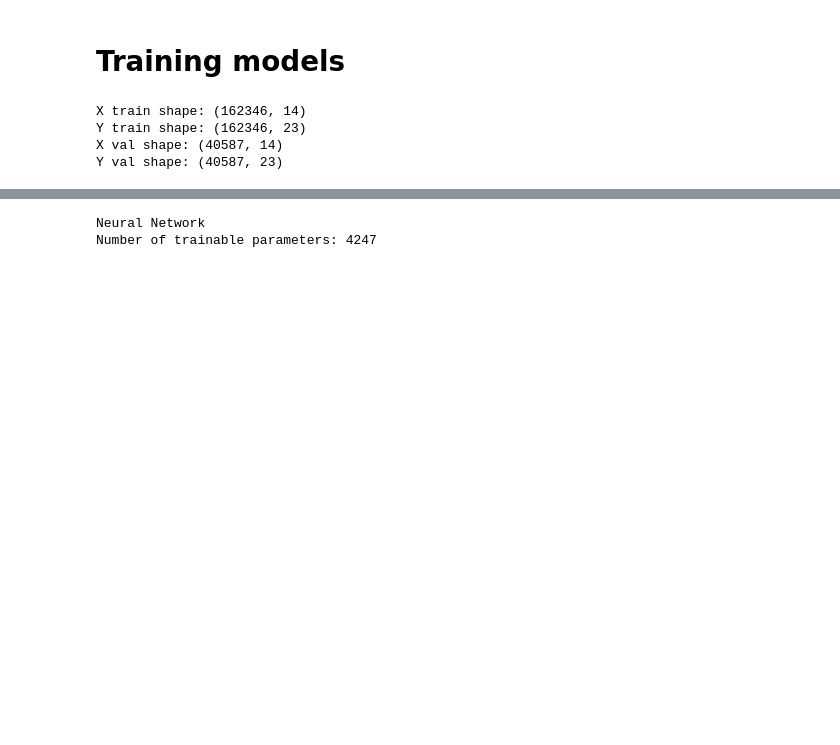
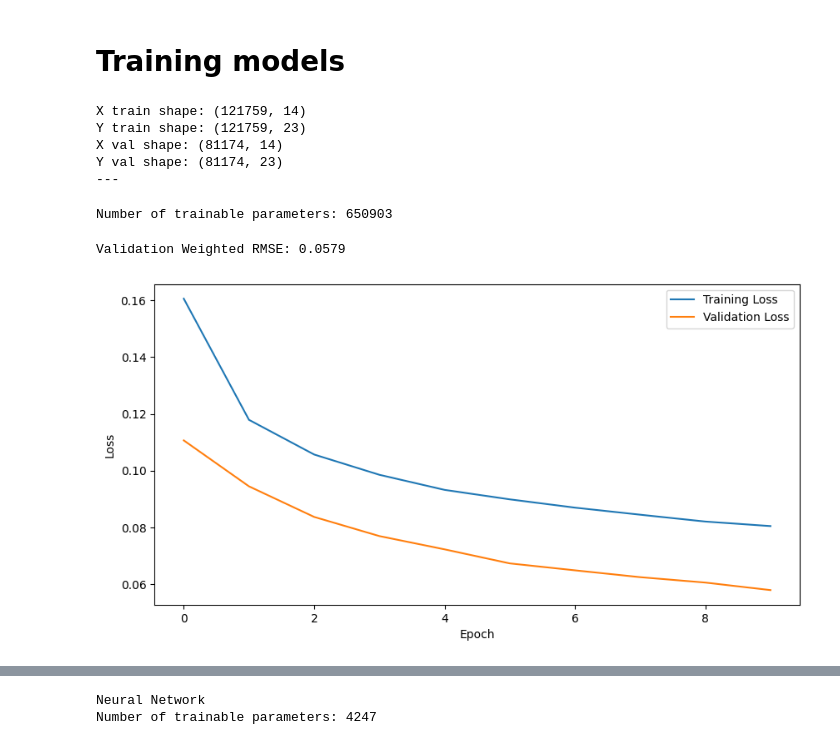
Before and after one commit to killian31/IdGas, a Jupyter notebook: train.ipynb, the cells around one changed output, grey strips where cells are left out. Drawn from its saved outputs; the diff is of its cells as text; code cells hidden in the pictures; blank space fills up the shorter version.

Commit message:
feat: feature_eng and ramtnet

```diff
--- a/train.ipynb
+++ b/train.ipynb
@@ -17,16 +21,77 @@ test_x_path = os.path.join(data_dir, "x_test_9F13O5s.csv")
 x_train, y_train, x_val, y_val = full_pipeline(
     train_x_path,
     train_y_path,
-    val_proportion=0.2,
+    val_proportion=0.4,
     reduce_features=False,
-    augment=False
+    augment=False,
+    apply_feat_eng=False,
+    polynomial_degree=2,
+    include_group_interactions=True,
+    include_humidity_interactions=True,
+    feature_selection=False,
+    k_features=30,
 )
+aug=False
+if aug:
+    x_train_aug, y_train_aug, x_val_aug, y_val_aug = full_pipeline(
+        train_x_path,
+        train_y_path,
+        val_proportion=0.4,
+        reduce_features=False,
+        augment=True,
+        apply_feat_eng=False,
+        polynomial_degree=2,
+        include_group_interactions=True,
+        include_humidity_interactions=True,
+        feature_selection=False,
+        k_features=30,
+    )
 print("X train shape:", x_train.shape)
 print("Y train shape:", y_train.shape)
 print("X val shape:", x_val.shape)
 print("Y val shape:", y_val.shape)
+print("---")
+if aug:
+    print("X train aug shape:", x_train_aug.shape)
+    print("Y train aug shape:", y_train_aug.shape)
+    print("X val aug shape:", x_val_aug.shape)
+    print("Y val aug shape:", y_val_aug.shape)
 # %% [output]
-X train shape: (162346, 14)
-Y train shape: (162346, 23)
-X val shape: (40587, 14)
-Y val shape: (40587, 23)
+X train shape: (121759, 14)
+Y train shape: (121759, 23)
+X val shape: (81174, 14)
+Y val shape: (81174, 23)
+---
+# %%
+params = {
+    "model_class": "RAMTNet",
+    "model_params": {
+        "num_features": x_train.drop(columns=["ID"]).shape[1],
+        "num_tasks": y_train.shape[1],
+        "embed_dim": 16,
+        "num_heads": 4,
+        "shared_dim": 256,
+        "num_res_blocks": 2,
+        "dropout_rate": 0.5,
+        "head_hidden": 64,
+    },
+    "training_params": {
+        "n_epochs": 10,
+        "lr": 1e-3,
+        "weight_decay": 1e-5,
+        "batch_size": 256,
+        "patience": 3,
+        "factor": 0.5,
+        "min_lr": 1e-6,
+        "loss": "WeightedRMSELoss",
+    }
+}
+
+try:
+    ramtnet = run_nn_experiment(x_train, y_train, x_val, y_val, params=params, verbose=True, plot_losses=True)
+except KeyboardInterrupt:
+    print("KeyboardInterrupt: Stopping training early.")
+# %% [output]
+Number of trainable parameters: 650903
+Validation Weighted RMSE: 0.0579
+[figure, added]
```
Also changed, not shown: parts of 18 cells of this notebook, 7 other files.
